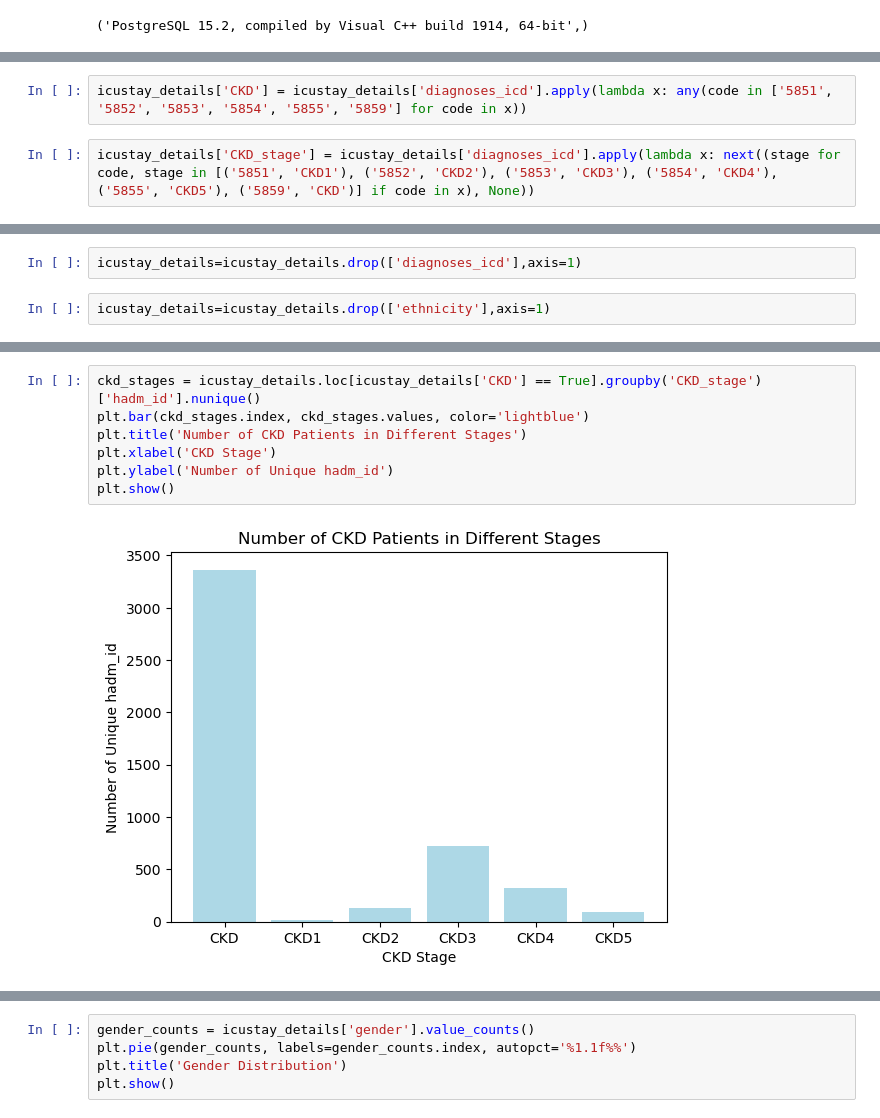
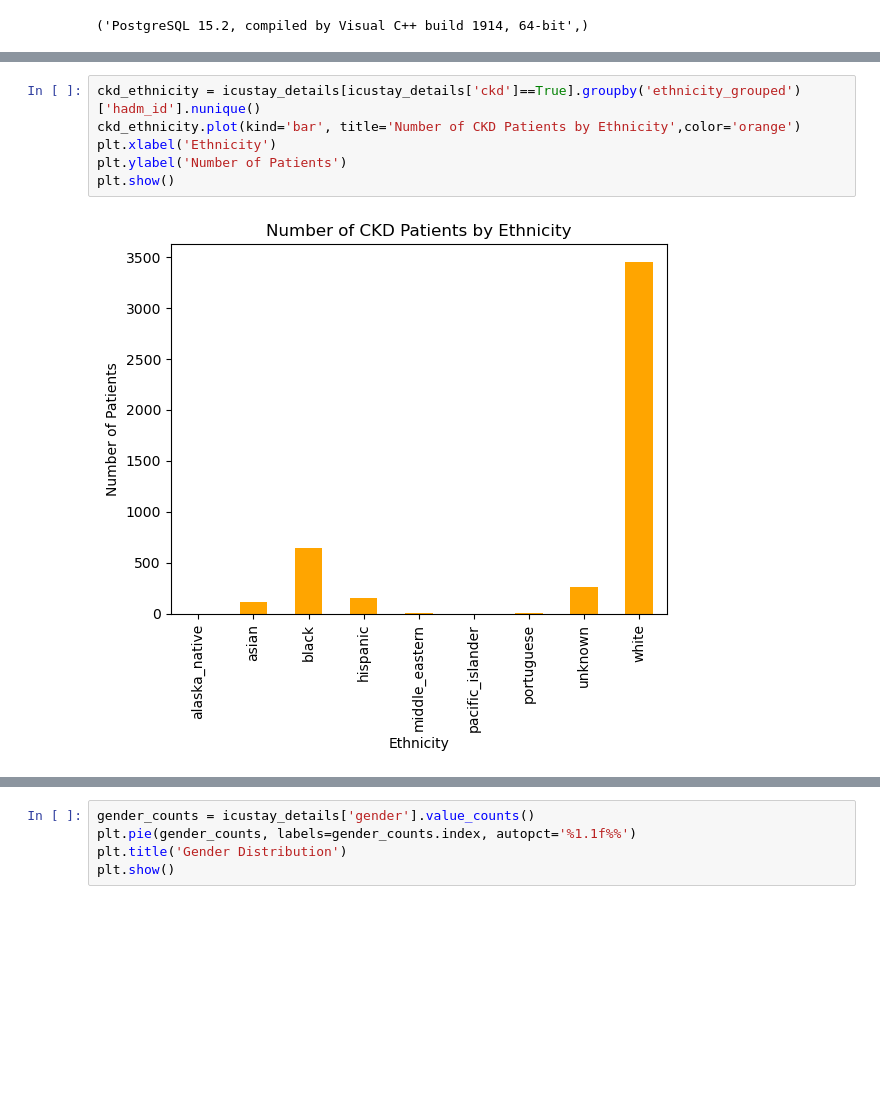
Before and after one commit to navikannur/CKD_Multimodal_Thesis, a Jupyter notebook: Thesis_EDA.ipynb, the cells around one changed output, grey strips where cells are left out. Saved outputs shown, nothing was run; the diff lists cells and outputs as text; blank space fills up the shorter version.

```diff
--- a/Thesis_EDA.ipynb
+++ b/Thesis_EDA.ipynb
@@ -96,4 +104,0 @@ icustay_details[icustay_details['subject_id']==85]
-# %%
-icustay_details['CKD'] = icustay_details['diagnoses_icd'].apply(lambda x: any(code in ['5851', '5852', '5853', '5854', '5855', '5859'] for code in x))
-# %%
-icustay_details['CKD_stage'] = icustay_details['diagnoses_icd'].apply(lambda x: next((stage for code, stage in [('5851', 'CKD1'), ('5852', 'CKD2'), ('5853', 'CKD3'), ('5854', 'CKD4'), ('5855', 'CKD5'), ('5859', 'CKD')] if code in x), None))
@@ -107,4 +104,0 @@ icustay_details[icustay_details['subject_id']==85]
-# %%
-icustay_details=icustay_details.drop(['diagnoses_icd'],axis=1)
-# %%
-icustay_details=icustay_details.drop(['ethnicity'],axis=1)
@@ -139,9 +116,8 @@ plt.show()
 # %%
-ckd_stages = icustay_details.loc[icustay_details['CKD'] == True].groupby('CKD_stage')['hadm_id'].nunique()
-plt.bar(ckd_stages.index, ckd_stages.values, color='lightblue')
-plt.title('Number of CKD Patients in Different Stages')
-plt.xlabel('CKD Stage')
-plt.ylabel('Number of Unique hadm_id')
+ckd_ethnicity = icustay_details[icustay_details['ckd']==True].groupby('ethnicity_grouped')['hadm_id'].nunique()
+ckd_ethnicity.plot(kind='bar', title='Number of CKD Patients by Ethnicity',color='orange')
+plt.xlabel('Ethnicity')
+plt.ylabel('Number of Patients')
 plt.show()
 # %% [output]
-[figure, old version]
+[figure, new version]
```
Also changed, not shown: parts of 41 cells of this notebook.
